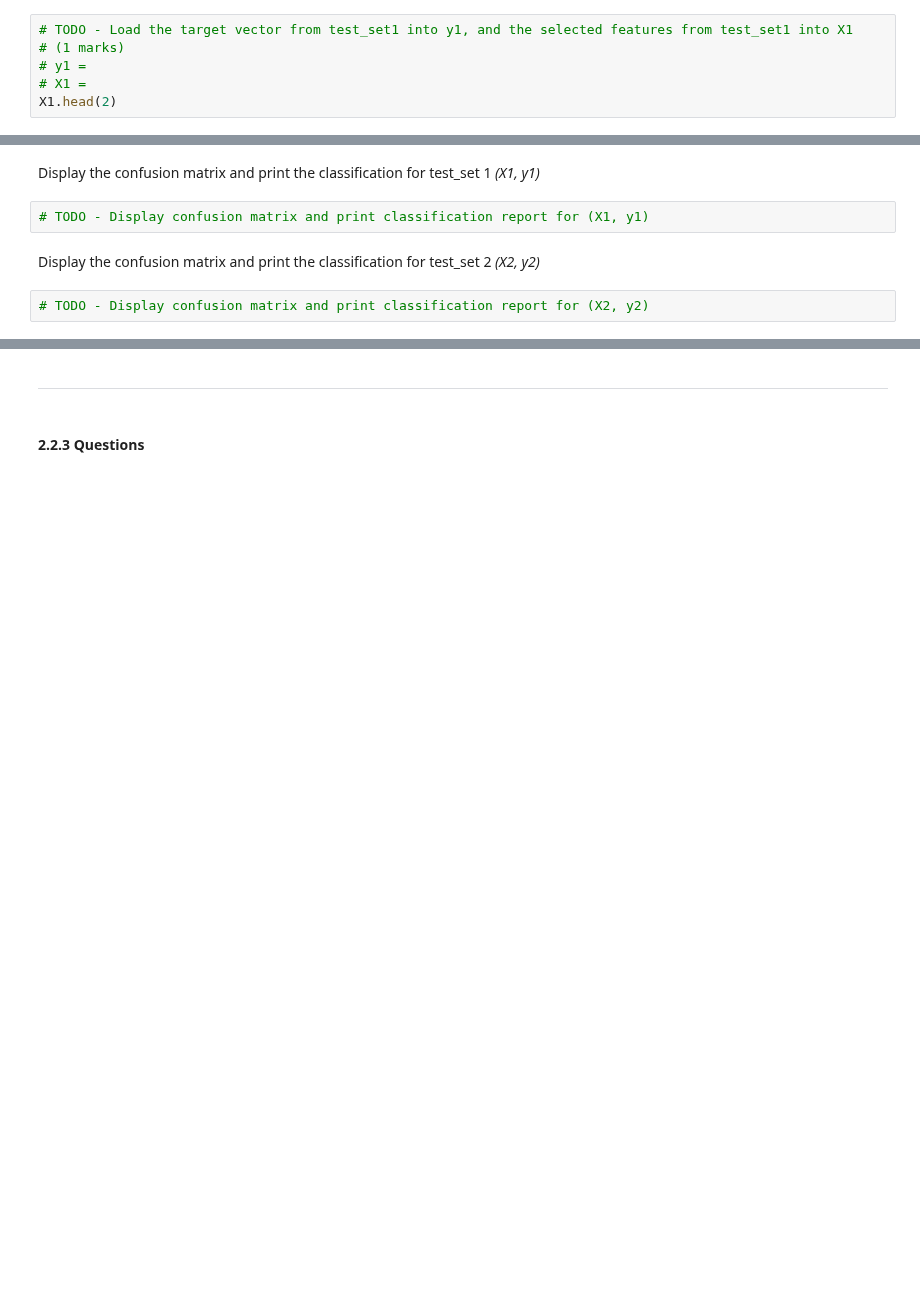
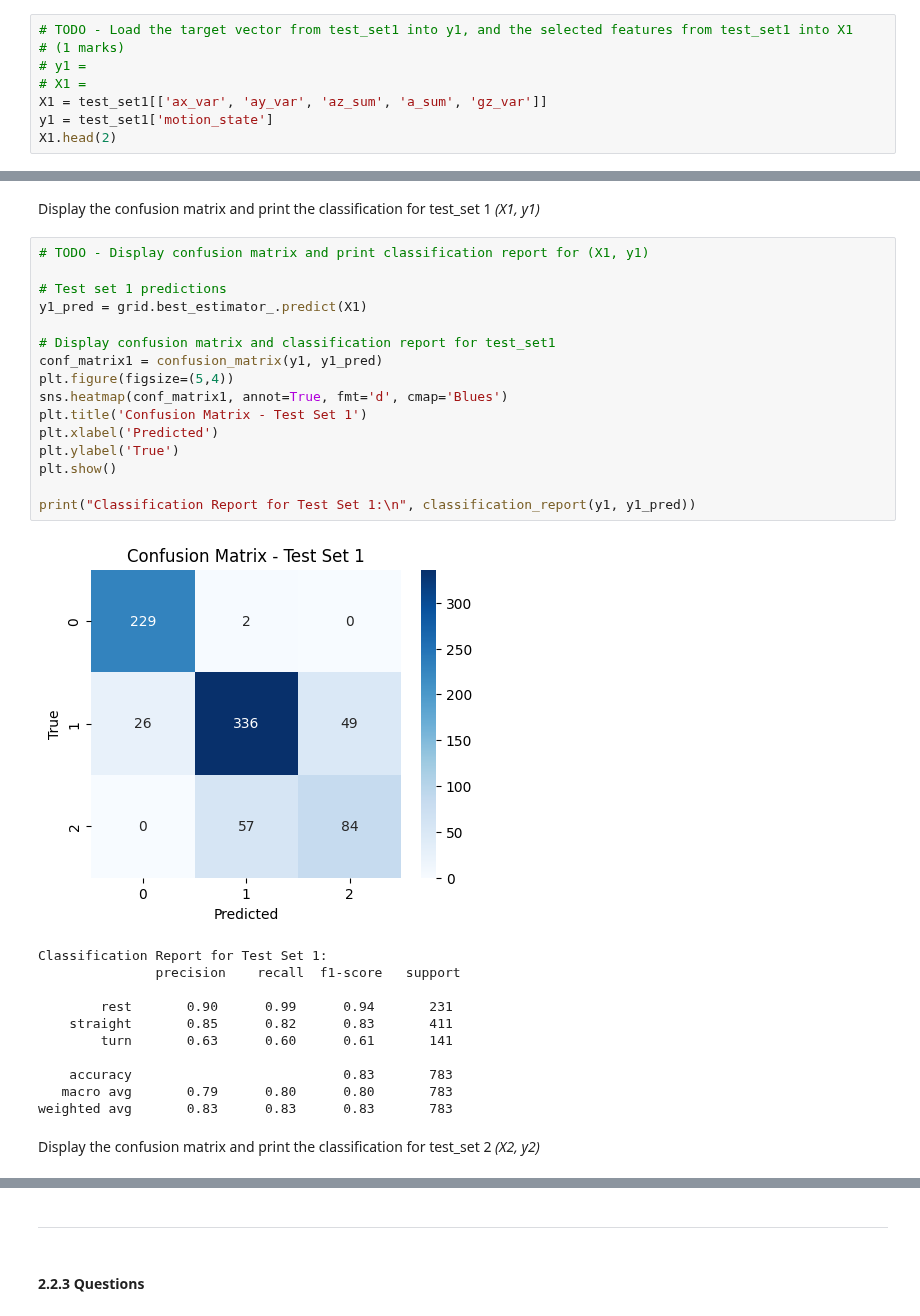
Before and after one commit to emallie-morinbarich/engg680_2024_fall, a Jupyter notebook: Lab_Assignment4/Assignment 4.ipynb, the cells around one changed output, grey strips where cells are left out. Drawn from its saved outputs; the diff is of its cells as text; blank space fills up the shorter version.

```diff
--- a/Lab_Assignment4/Assignment 4.ipynb
+++ b/Lab_Assignment4/Assignment 4.ipynb
@@ -561,4 +660,6 @@ Seperate the testsets into the selected features and target vectors *(X1, y1)* a
 # (1 marks)
 # y1 =
 # X1 =
+X1 = test_set1[['ax_var', 'ay_var', 'az_sum', 'a_sum', 'gz_var']]
+y1 = test_set1['motion_state']
 X1.head(2)
@@ -580,8 +700,32 @@ For each test dataset, print the test set accuracy score.
 # %% [markdown]
 Display the confusion matrix and print the classification for test_set 1 *(X1, y1)*
-# %%
-# TODO - Display confusion matrix and print classification report for (X1, y1)
+# %%
+# TODO - Display confusion matrix and print classification report for (X1, y1)
+
+# Test set 1 predictions
+y1_pred = grid.best_estimator_.predict(X1)
+
+# Display confusion matrix and classification report for test_set1
+conf_matrix1 = confusion_matrix(y1, y1_pred)
+plt.figure(figsize=(5,4))
+sns.heatmap(conf_matrix1, annot=True, fmt='d', cmap='Blues')
+plt.title('Confusion Matrix - Test Set 1')
+plt.xlabel('Predicted')
+plt.ylabel('True')
+plt.show()
+
+print("Classification Report for Test Set 1:\n", classification_report(y1, y1_pred))
+# %% [output]
+[figure, added]
+Classification Report for Test Set 1:
+               precision    recall  f1-score   support
+
+        rest       0.90      0.99      0.94       231
+    straight       0.85      0.82      0.83       411
+        turn       0.63      0.60      0.61       141
+
+    accuracy                           0.83       783
+   macro avg       0.79      0.80      0.80       783
+weighted avg       0.83      0.83      0.83       783
 # %% [markdown]
 Display the confusion matrix and print the classification for test_set 2 *(X2, y2)*
-# %%
-# TODO - Display confusion matrix and print classification report for (X2, y2)
```
Also changed, not shown: parts of 12 cells of this notebook.
